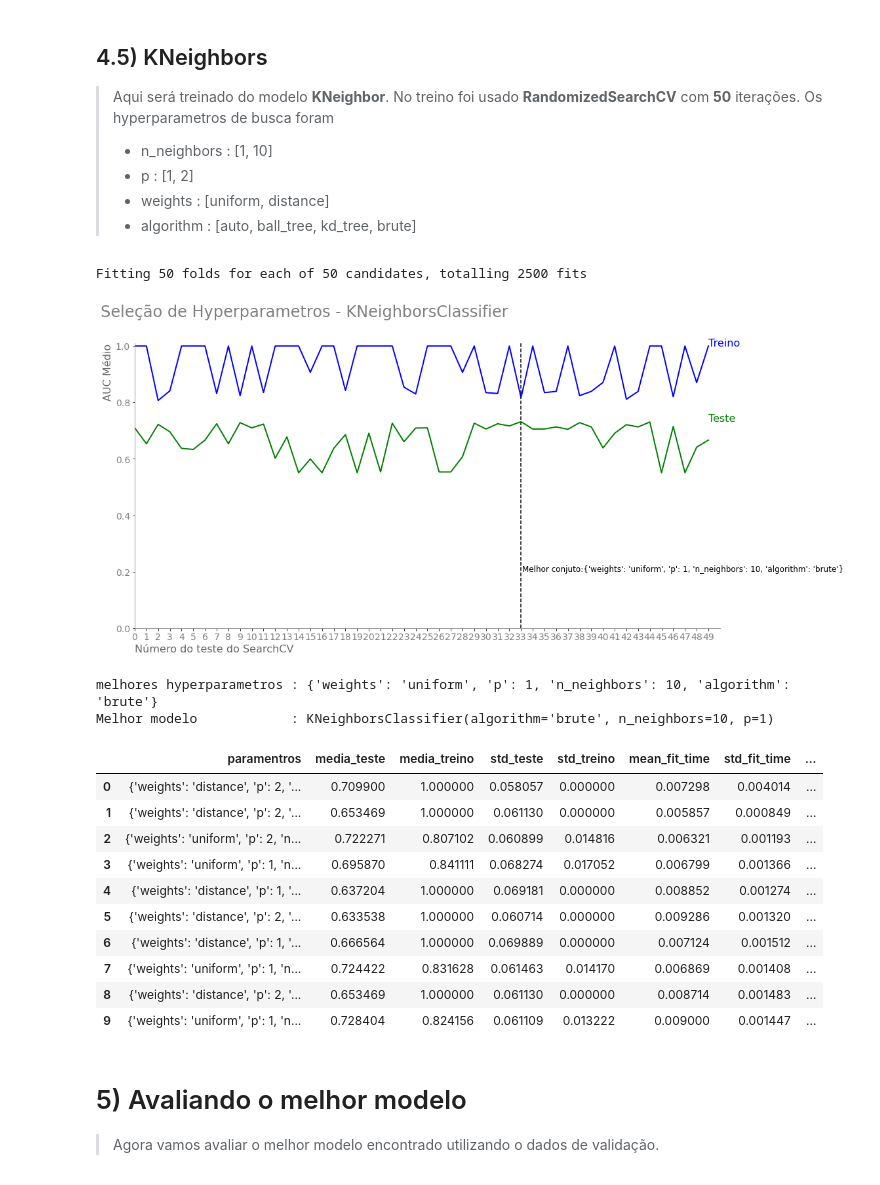
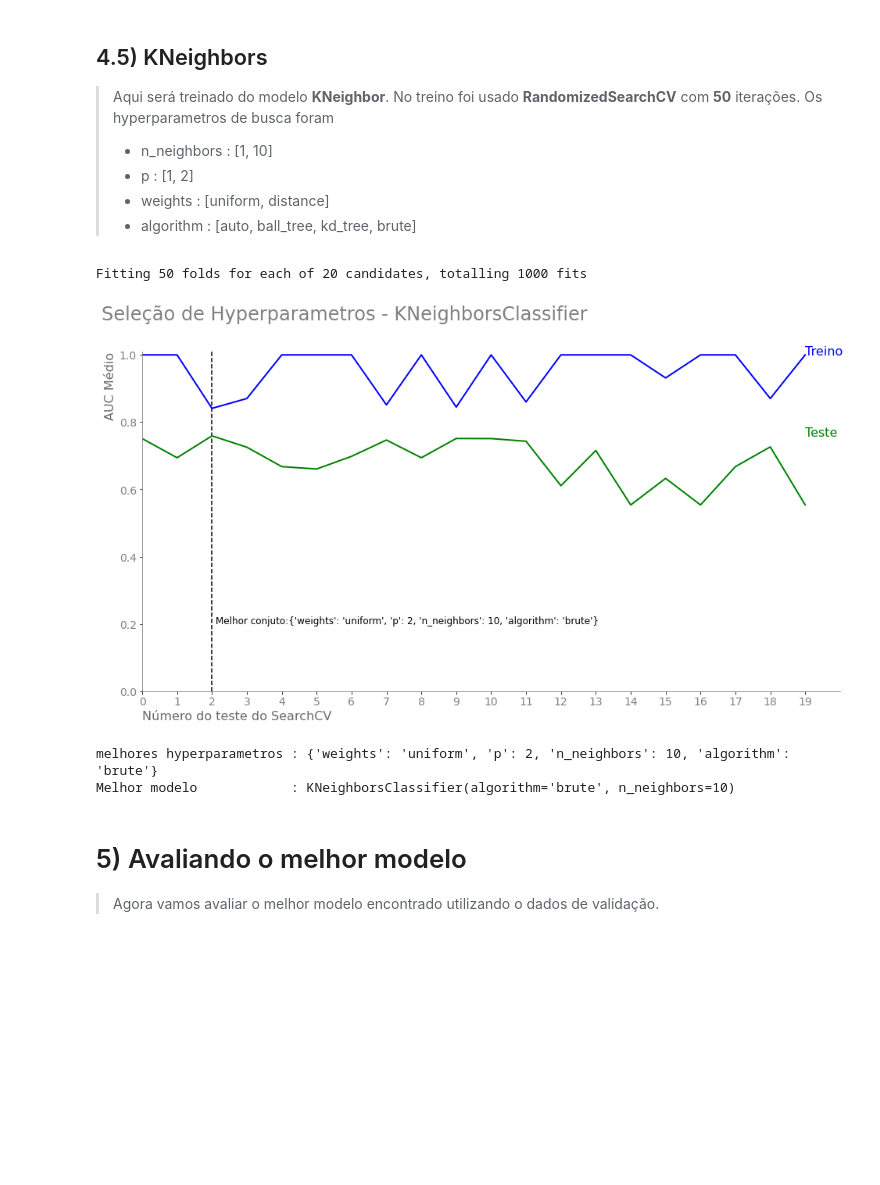
Before and after one commit to HenriqueCCdA/BC_DS_Projeto_Final, a Jupyter notebook: Notebooks/ML/treinamentos.ipynb, the cells around one changed output. Drawn from its saved outputs; the diff is of its cells as text; code cells hidden in the pictures; blank space fills up the shorter version.

```diff
--- a/Notebooks/ML/treinamentos.ipynb
+++ b/Notebooks/ML/treinamentos.ipynb
@@ -373,44 +376,26 @@ Melhor modelo            : SVC(C=1.3271690214081076, kernel='poly', probability=
 # %%
 parameters = {'n_neighbors'     : np.arange(1, 11),
               'p'               : [1, 2],
               'weights'         : ['uniform', 'distance'],
               'algorithm'       : ['auto', 'ball_tree', 'kd_tree', 'brute']
              }
 
 modelo = KNeighborsClassifier()
 
-resultados, melhor_modelo_kn, melhores_hyperparametros  = treina_modelo_randomized_search_cv(modelo,
-                                                                                            x_cv,
-                                                                                            y_cv,
-                                                                                            parameters,
-                                                                                            n_splits=n_splits,
-                                                                                            n_repeats=n_repeats,
-                                                                                            n_iter=n_iter,
-                                                                                            seed=14715)
-
-plota_treino_teste_auc('Seleção de Hyperparametros - KNeighborsClassifier',
-                       resultados['media_teste'],
-                       resultados['media_treino'],
-                       resultados['rank_test_score'],
-                       melhores_hyperparametros)
-
-resultados_treinamento(resultados, melhor_modelo_kn, melhores_hyperparametros, n = 10)
+melhor_modelo_kn = treina(modelo = modelo,
+                              x = x_cv,
+                              y = y_cv,
+                              parameters = parameters,
+                              n_splits = n_splits,
+                              n_repeats = n_repeats,
+                              n_iter = n_iter,
+                              seed = seed,
+                              titulo = 'Seleção de Hyperparametros - KNeighborsClassifier')
 # %% [output]
-Fitting 50 folds for each of 50 candidates, totalling 2500 fits
+Fitting 50 folds for each of 20 candidates, totalling 1000 fits
-[figure, old version]
+[figure, new version]
-melhores hyperparametros : {'weights': 'uniform', 'p': 1, 'n_neighbors': 10, 'algorithm': 'brute'}
-Melhor modelo            : KNeighborsClassifier(algorithm='brute', n_neighbors=10, p=1)
+melhores hyperparametros : {'weights': 'uniform', 'p': 2, 'n_neighbors': 10, 'algorithm': 'brute'}
+Melhor modelo            : KNeighborsClassifier(algorithm='brute', n_neighbors=10)
-|  | paramentros | media_teste | media_treino | std_teste | std_treino | mean_fit_time | std_fit_time | ... |
-| 0 | {'weights': 'distance', 'p': 2, '... | 0.709900 | 1.000000 | 0.058057 | 0.000000 | 0.007298 | 0.004014 | ... |
-| 1 | {'weights': 'distance', 'p': 2, '... | 0.653469 | 1.000000 | 0.061130 | 0.000000 | 0.005857 | 0.000849 | ... |
-| 2 | {'weights': 'uniform', 'p': 2, 'n... | 0.722271 | 0.807102 | 0.060899 | 0.014816 | 0.006321 | 0.001193 | ... |
-| 3 | {'weights': 'uniform', 'p': 1, 'n... | 0.695870 | 0.841111 | 0.068274 | 0.017052 | 0.006799 | 0.001366 | ... |
-| 4 | {'weights': 'distance', 'p': 1, '... | 0.637204 | 1.000000 | 0.069181 | 0.000000 | 0.008852 | 0.001274 | ... |
-| 5 | {'weights': 'distance', 'p': 2, '... | 0.633538 | 1.000000 | 0.060714 | 0.000000 | 0.009286 | 0.001320 | ... |
-| 6 | {'weights': 'distance', 'p': 1, '... | 0.666564 | 1.000000 | 0.069889 | 0.000000 | 0.007124 | 0.001512 | ... |
-| 7 | {'weights': 'uniform', 'p': 1, 'n... | 0.724422 | 0.831628 | 0.061463 | 0.014170 | 0.006869 | 0.001408 | ... |
-| 8 | {'weights': 'distance', 'p': 2, '... | 0.653469 | 1.000000 | 0.061130 | 0.000000 | 0.008714 | 0.001483 | ... |
-| 9 | {'weights': 'uniform', 'p': 1, 'n... | 0.728404 | 0.824156 | 0.061109 | 0.013222 | 0.009000 | 0.001447 | ... |
 # %% [markdown]
 # 5) Avaliando o melhor modelo
 
```
Also changed, not shown: parts of 18 cells of this notebook.
